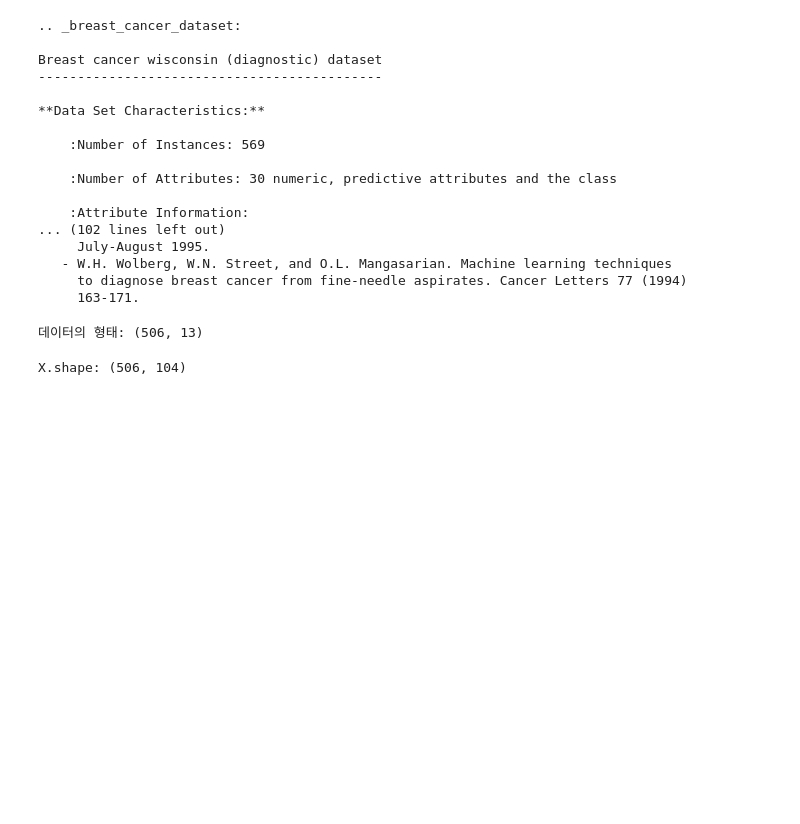
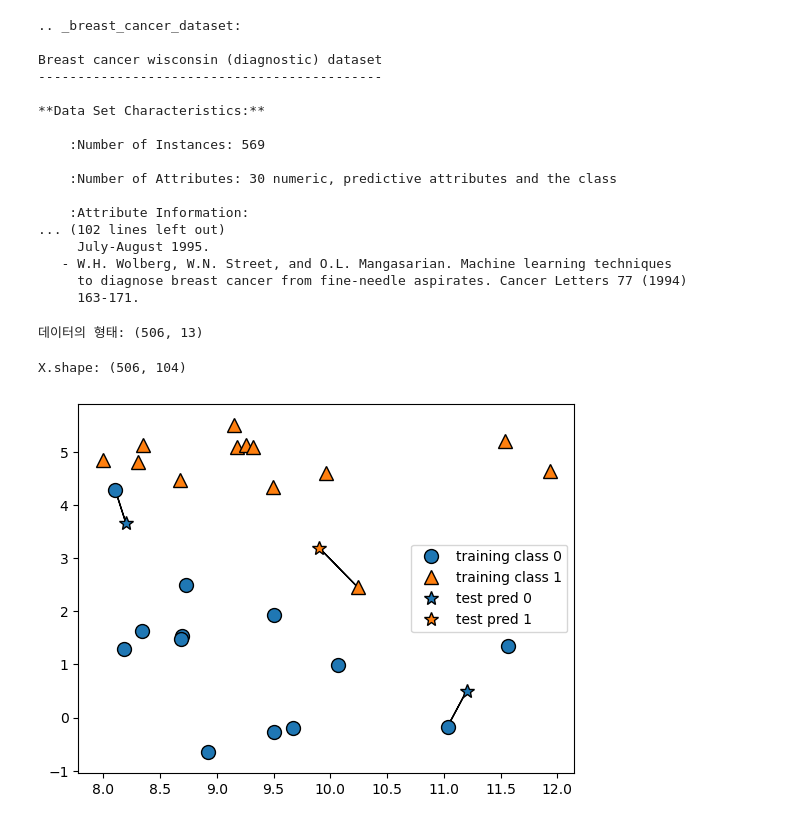
Before and after one commit to sbs24013/CCT, a Jupyter notebook: Machine Learning for Data Analytics/파이썬 라이브러리를 활용한 머신러닝/02 지도학습.ipynb, the cells around one changed output. Drawn from its saved outputs; the diff is of its cells as text; code cells hidden in the pictures; blank space fills up the shorter version.

```diff
--- a/Machine Learning for Data Analytics/파이썬 라이브러리를 활용한 머신러닝/02 지도학습.ipynb
+++ b/Machine Learning for Data Analytics/파이썬 라이브러리를 활용한 머신러닝/02 지도학습.ipynb
@@ -106,3 +106,7 @@ print("X.shape:", X.shape)
 # X.shape: (506, 104)
 # %% [output]
 X.shape: (506, 104)
+# %%
+mglearn.plots.plot_knn_classification(n_neighbors=1)
+# %% [output]
+[figure, added]
```
Also changed, not shown: parts of 4 cells of this notebook, 4 other files.
